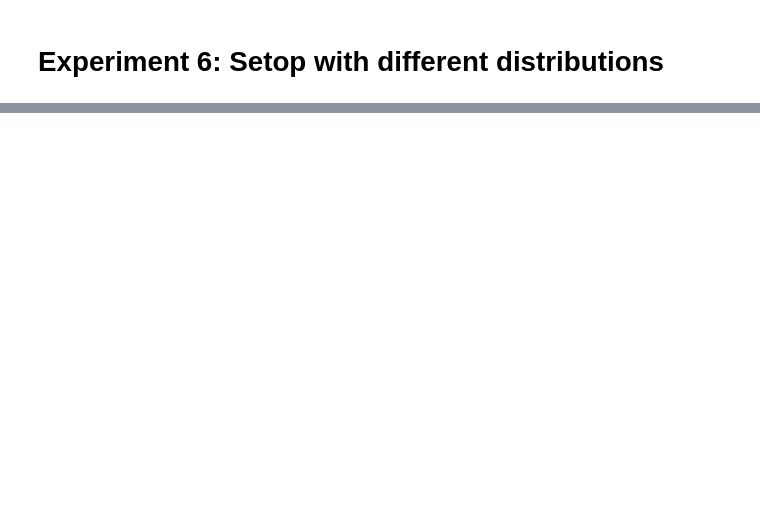
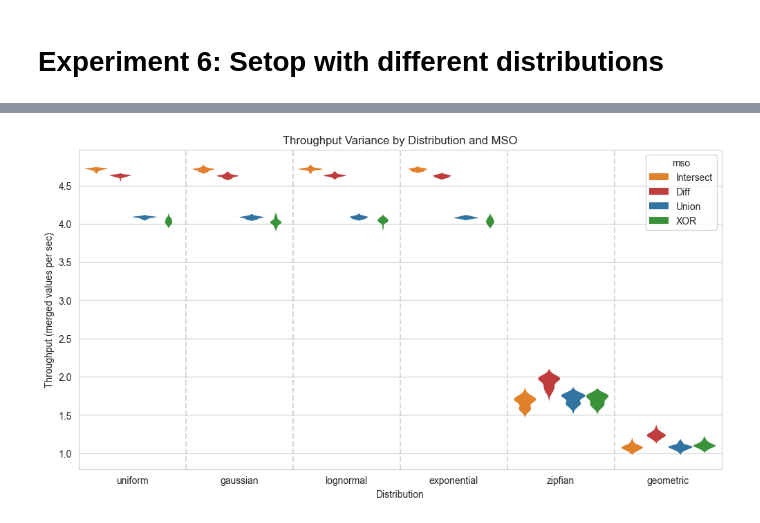
Before and after one commit to oersted/miso, a Jupyter notebook: postprocess.ipynb, the cells around one changed output, grey strips where cells are left out. Cells and saved outputs as stored; diff of their text form; code cells hidden in the pictures; blank space fills up the shorter version.

```diff
--- a/postprocess.ipynb
+++ b/postprocess.ipynb
@@ -581,2 +623,9 @@ comparison
 # %% [markdown]
 # Experiment 6: Setop with different distributions
+# %%
+df = read_measured('results/windows/experiment-6/*.log')
+df = df[~df['mso'].str.contains('Scalar')].copy()
+df['mso'] = df['mso'].str.replace(' SIMD', '')
+df['distribution'] = df['batch_name'].apply(lambda s: s.split('_')[0].split('-')[1])
+df = df[['mso', 'distribution', 'throughput']]
+df
@@ -582,0 +646,35 @@ comparison
+# %%
+import seaborn as sns
+import matplotlib.pyplot as plt
+
+# Set the order of the distributions
+order = ["uniform", "gaussian", "lognormal", "exponential", "zipfian", "geometric"]
+
+# Set the order of the MSOs
+hue_order = ["Intersect", "Diff", "Union", "XOR"]
+
+# Set the style of the plot
+sns.set_style("whitegrid")
+
+# Set the color palette
+palette = {"Union": "tab:blue", "Intersect": "tab:orange", "XOR": "tab:green", "Diff": "tab:red", "zipfian": "tab:purple", "geometric": "tab:brown"}
+
+# Set the figure size
+plt.figure(figsize=(12, 6))
+
+# Create the violin plot
+sns.violinplot(x="distribution", y="throughput", hue="mso", data=df, inner=None, palette=palette, linewidth=0, edgecolor=None, width=0.9, order=order, hue_order=hue_order)
+
+# Add vertical lines between the distribution groups
+for i in range(len(order)-1):
+    plt.axvline(x=i+0.5, linestyle="--", color="gray", alpha=0.3)
+
+# Set the title and axis labels
+plt.title("Throughput Variance by Distribution and MSO")
+plt.xlabel("Distribution")
+plt.ylabel("Throughput (merged values per sec)")
+
+# Show the plot
+plt.show()
+# %% [output]
+[figure, added]
```
Also changed, not shown: parts of 9 cells of this notebook, 47 other files.
